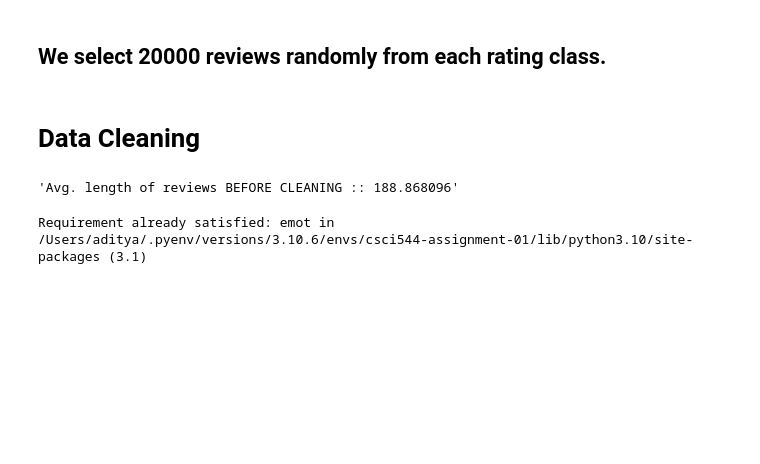
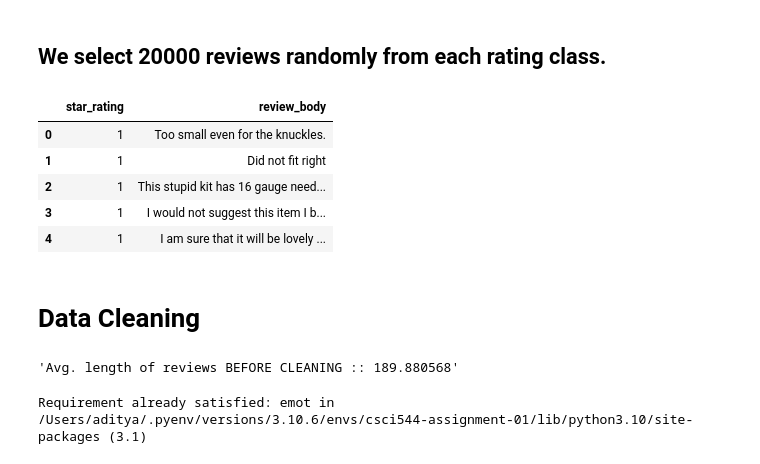
Before and after one commit to daveaditya/CSCI_544_NLP, a Jupyter notebook: assignment_01/HW1-CSCI544.ipynb, the cells around one changed output. Drawn from its saved outputs; the diff is of its cells as text; code cells hidden in the pictures; blank space fills up the shorter version.

Commit message:
fix indexing issues. add random state.

```diff
--- a/assignment_01/HW1-CSCI544.ipynb
+++ b/assignment_01/HW1-CSCI544.ipynb
@@ -26,13 +23,21 @@ True
 Requirement already satisfied: bs4 in /Users/aditya/.pyenv/versions/3.10.6/envs/csci544-assignment-01/lib/python3.10/site-packages (0.0.1)
 Requirement already satisfied: beautifulsoup4 in /Users/aditya/.pyenv/versions/3.10.6/envs/csci544-assignment-01/lib/python3.10/site-packages (from bs4) (4.11.1)
 Requirement already satisfied: soupsieve>1.2 in /Users/aditya/.pyenv/versions/3.10.6/envs/csci544-assignment-01/lib/python3.10/site-packages (from beautifulsoup4->bs4) (2.3.2.post1)
+# %%
+DATA_PATH = "./data"
+DATA_FILE = "amazon_reviews_us_Jewelry_v1_00.tsv"
+
+DATA_COL = "review_body"
+TARGET_COL = "star_rating"
+
+RANDOM_SEED = 42
 # %% [markdown]
 ## Read Data
 # %% [markdown]
 ## Keep Reviews and Ratings
 # %%
 # Load the tab separated data file, and print the first 5 rows for confirmation
-data = pd.read_csv("./data/amazon_reviews_us_Jewelry_v1_00.tsv", sep="\t", usecols=["star_rating", "review_body"])
+data = pd.read_csv(f"{DATA_PATH}/amazon_reviews_us_Jewelry_v1_00.tsv", sep="\t", usecols=[TARGET_COL, DATA_COL])
 data.head()
 # %% [output]
 |  | star_rating | review_body |
@@ -88,7 +93,7 @@ data.describe()
 | freq | 1041056 | 4288 |
 # %%
 # Convert all star rating to integer
-data["star_rating"] = data.star_rating.astype(int)
+data[TARGET_COL] = data.star_rating.astype(int)
 # %%
 data.head()
 # %% [output]
@@ -123,12 +129,23 @@ N_SAMPLES = 25000
 # %%
-sampled_data = data.groupby("star_rating", group_keys=False).apply(lambda x: x.sample(N_SAMPLES))
+sampled_data = data.groupby(TARGET_COL, group_keys=False).apply(lambda x: x.sample(N_SAMPLES, random_state=RANDOM_SEED))
+sampled_data.reset_index(inplace=True)
+sampled_data.drop(columns=["index"], inplace=True)
+# %%
+sampled_data.head()
+# %% [output]
+|  | star_rating | review_body |
+| 0 | 1 | Too small even for the knuckles. |
+| 1 | 1 | Did not fit right |
+| 2 | 1 | This stupid kit has 16 gauge need... |
+| 3 | 1 | I would not suggest this item I b... |
+| 4 | 1 | I am sure that it will be lovely ... |
 # %% [markdown]
 # Data Cleaning
 # %%
 avg_len_before_cleaning = sampled_data.review_body.str.len().mean()
 f"Avg. length of reviews BEFORE CLEANING :: {avg_len_before_cleaning}"
 # %% [output]
-'Avg. length of reviews BEFORE CLEANING :: 188.868096'
+'Avg. length of reviews BEFORE CLEANING :: 189.880568'
 # %%
 # Convert all reviews to lower case (optional according to study)
 def to_lower(data: pd.Series):
```
Also changed, not shown: parts of 40 cells of this notebook.
